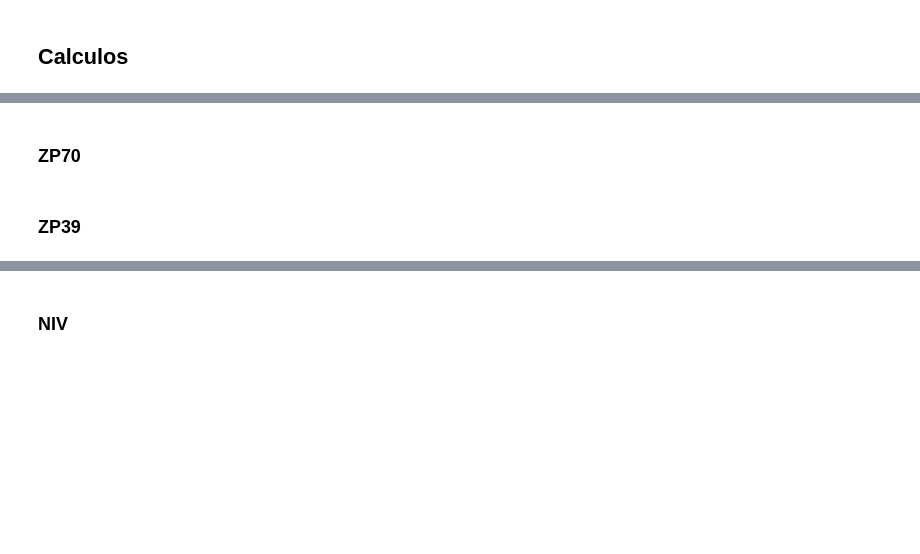
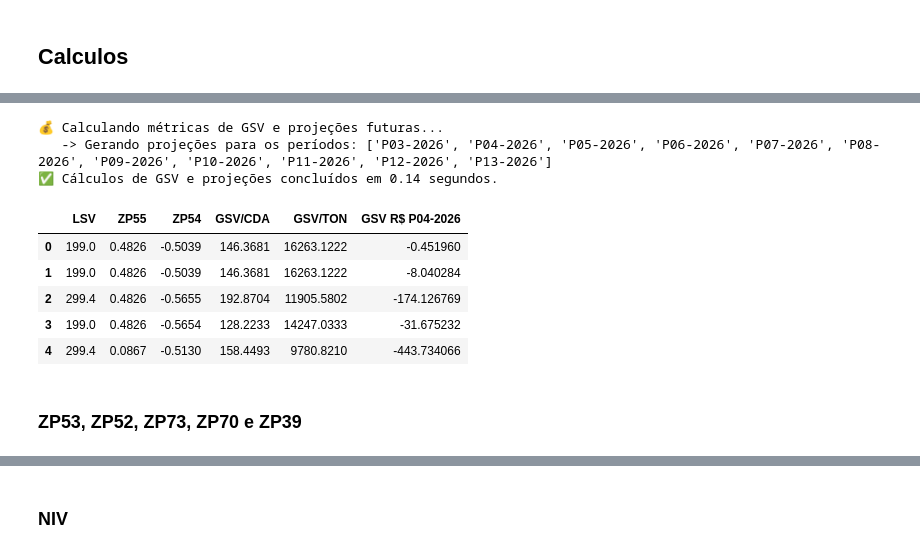
Before and after one commit to mxmluccamars/srm_valoracao, a Jupyter notebook: scripts/main.ipynb, the cells around one changed output, grey strips where cells are left out. Drawn from its saved outputs; the diff is of its cells as text; code cells hidden in the pictures; blank space fills up the shorter version.

```diff
--- a/scripts/main.ipynb
+++ b/scripts/main.ipynb
@@ -302,0 +624,6 @@ tempo_zp54 = fim_zp54 - inicio_zp54
+# %%
+# Agora, em vez de repetir o código, você simplesmente CHAMA a função para cada ZP!
+df_ciclo_n13 = processar_zp_dinamico(df_ciclo_n13, BASE_ZP55_SCHEMA, '../data/ZP55.xlsx', 'ZP55')
+df_ciclo_n13 = processar_zp_dinamico(df_ciclo_n13, BASE_ZP54_SCHEMA, '../data/ZP54.xlsx', 'ZP54')
+
+# df_ciclo_n13.head(50)
@@ -335,10 +636,0 @@ tempo_gsv = fim_gsv - inicio_gsv
-# %%
-inicio_projecao = time.time()
-
-for p in colunas_periodos:
-    nome_coluna_projecao = f'GSV R$ {p} - {ano}'
-
-    df_ciclo_n13[nome_coluna_projecao] = df_ciclo_n13[p] * df_ciclo_n13['GSV/TON']
-
-fim_projecao = time.time()
-tempo_projecao = fim_projecao - inicio_projecao
@@ -476,2 +636,0 @@ tempo_zp73 = fim_zp73 - inicio_zp73
-# %% [markdown]
-### ZP70
@@ -509,2 +636,0 @@ tempo_zp70 = fim_zp70 - inicio_zp70
-# %% [markdown]
-### ZP39
@@ -544,0 +637,51 @@ tempo_zp39 = fim_zp39 - inicio_zp39
+# %%
+print("💰 Calculando métricas de GSV e projeções futuras...")
+inicio_gsv_proj = time.time()
+
+colunas_para_converter = ['LSV', 'ZP55', 'ZP54', 'kg/Un', 'Unid/CX']
+for col in colunas_para_converter:
+    df_ciclo_n13[col] = pd.to_numeric(df_ciclo_n13[col], errors='coerce').fillna(0)
+
+df_ciclo_n13['GSV/CDA'] = (
+    df_ciclo_n13['LSV'] *
+    (1 + df_ciclo_n13['ZP55']) *
+    (1 + df_ciclo_n13['ZP54'])
+).round(4)
+
+denominador = df_ciclo_n13['kg/Un'] * df_ciclo_n13['Unid/CX']
+
+df_ciclo_n13['GSV/TON'] = np.where(
+    denominador == 0,
+    0,
+    (df_ciclo_n13['GSV/CDA'] / denominador) * 1000
+).round(4)
+
+colunas_periodos = [f'P{i:02d}-{ano}' for i in range(periodo, 14)]
+
+print(f"   -> Gerando projeções para os períodos: {colunas_periodos}")
+for p_col in colunas_periodos:
+
+    df_ciclo_n13[p_col] = pd.to_numeric(df_ciclo_n13[p_col], errors='coerce').fillna(0)
+
+    nome_coluna_projecao = f'GSV R$ {p_col}'
+    df_ciclo_n13[nome_coluna_projecao] = (
+        df_ciclo_n13[p_col] * df_ciclo_n13['GSV/TON']
+    ).round(24)
+
+tempo_gsv_proj = time.time() - inicio_gsv_proj
+print(f"✅ Cálculos de GSV e projeções concluídos em {tempo_gsv_proj:.2f} segundos.")
+
+colunas_para_exibir = ['LSV', 'ZP55', 'ZP54', 'GSV/CDA', 'GSV/TON'] + [f'GSV R$ {colunas_periodos[1]}']
+df_ciclo_n13[colunas_para_exibir].head()
+# %% [output]
+💰 Calculando métricas de GSV e projeções futuras...
+   -> Gerando projeções para os períodos: ['P03-2026', 'P04-2026', 'P05-2026', 'P06-2026', 'P07-2026', 'P08-2026', 'P09-2026', 'P10-2026', 'P11-2026', 'P12-2026', 'P13-2026']
+✅ Cálculos de GSV e projeções concluídos em 0.14 segundos.
+|  | LSV | ZP55 | ZP54 | GSV/CDA | GSV/TON | GSV R$ P04-2026 |
+| 0 | 199.0 | 0.4826 | -0.5039 | 146.3681 | 16263.1222 | -0.451960 |
+| 1 | 199.0 | 0.4826 | -0.5039 | 146.3681 | 16263.1222 | -8.040284 |
+| 2 | 299.4 | 0.4826 | -0.5655 | 192.8704 | 11905.5802 | -174.126769 |
+| 3 | 199.0 | 0.4826 | -0.5654 | 128.2233 | 14247.0333 | -31.675232 |
+| 4 | 299.4 | 0.0867 | -0.5130 | 158.4493 | 9780.8210 | -443.734066 |
+# %% [markdown]
+### ZP53, ZP52, ZP73, ZP70 e ZP39
```
Also changed, not shown: parts of 47 cells of this notebook, 5 other files.
